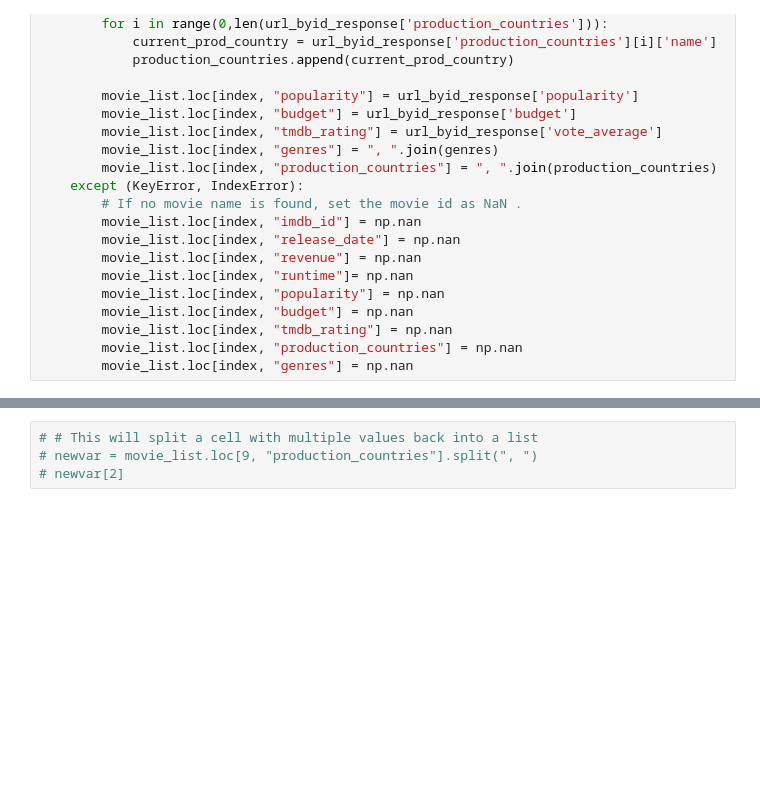
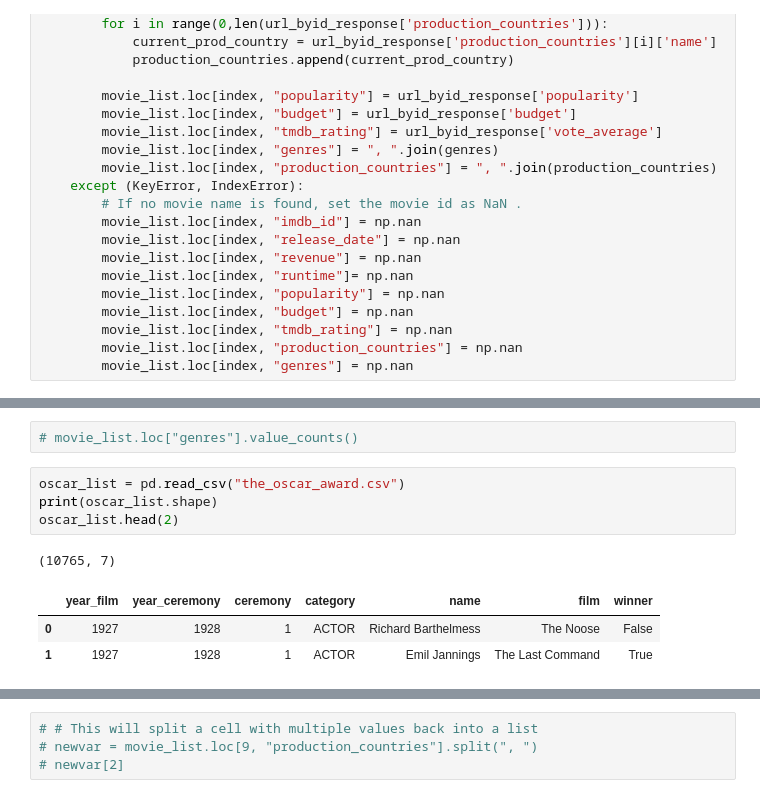
Before and after one commit to Mitajoshi/BC-Project-1, a Jupyter notebook: movie_analysis.ipynb, the cells around one changed output, grey strips where cells are left out. Cells and saved outputs as stored; diff of their text form; blank space fills up the shorter version.

```diff
--- a/movie_analysis.ipynb
+++ b/movie_analysis.ipynb
@@ -152,0 +267,11 @@ movie_list.head(50)
+# %%
+# movie_list.loc["genres"].value_counts()
+# %%
+oscar_list = pd.read_csv("the_oscar_award.csv")
+print(oscar_list.shape)
+oscar_list.head(2)
+# %% [output]
+(10765, 7)
+|  | year_film | year_ceremony | ceremony | category | name | film | winner |
+| 0 | 1927 | 1928 | 1 | ACTOR | Richard Barthelmess | The Noose | False |
+| 1 | 1927 | 1928 | 1 | ACTOR | Emil Jannings | The Last Command | True |
```
Also changed, not shown: parts of 22 cells of this notebook.
